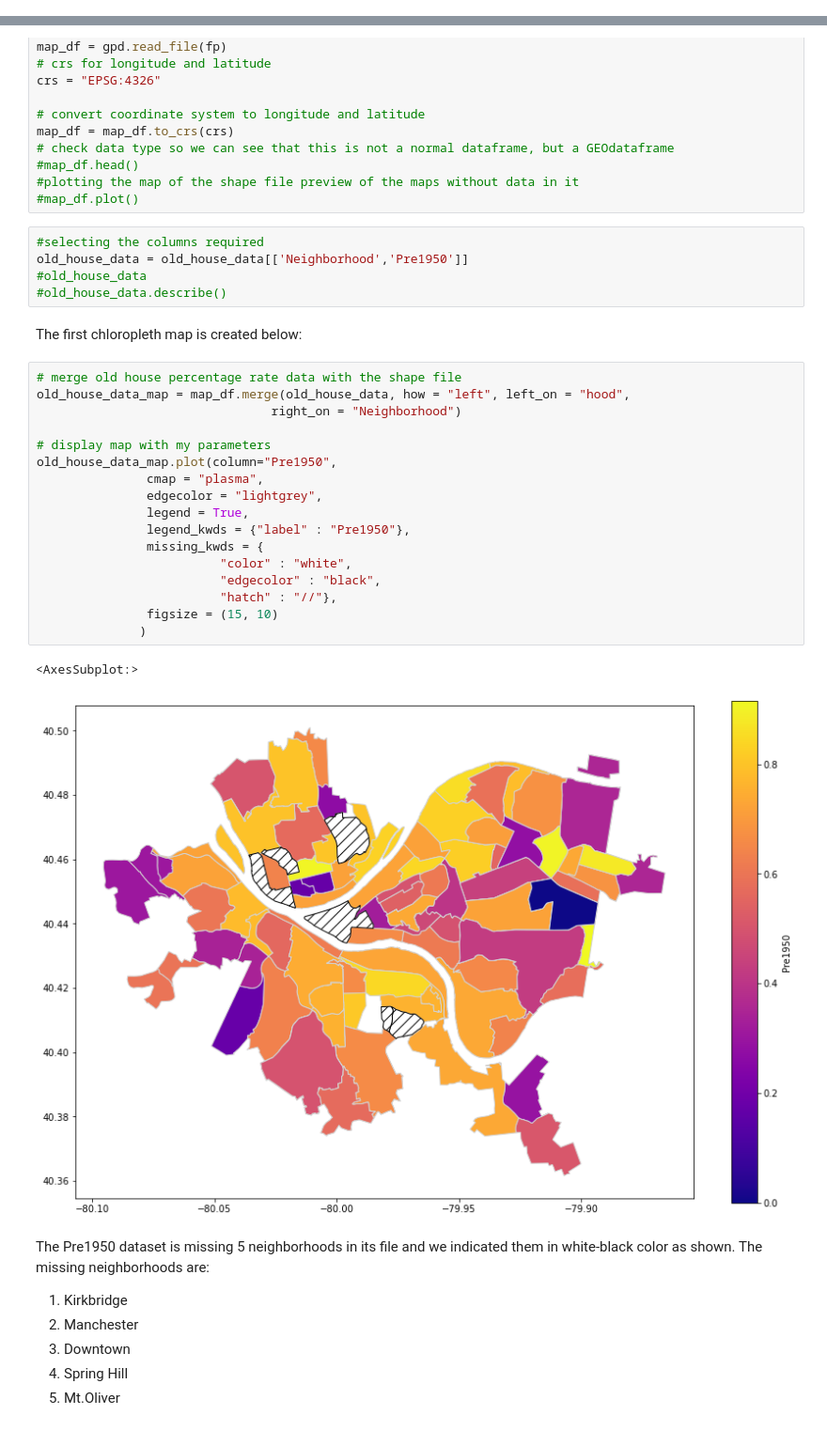
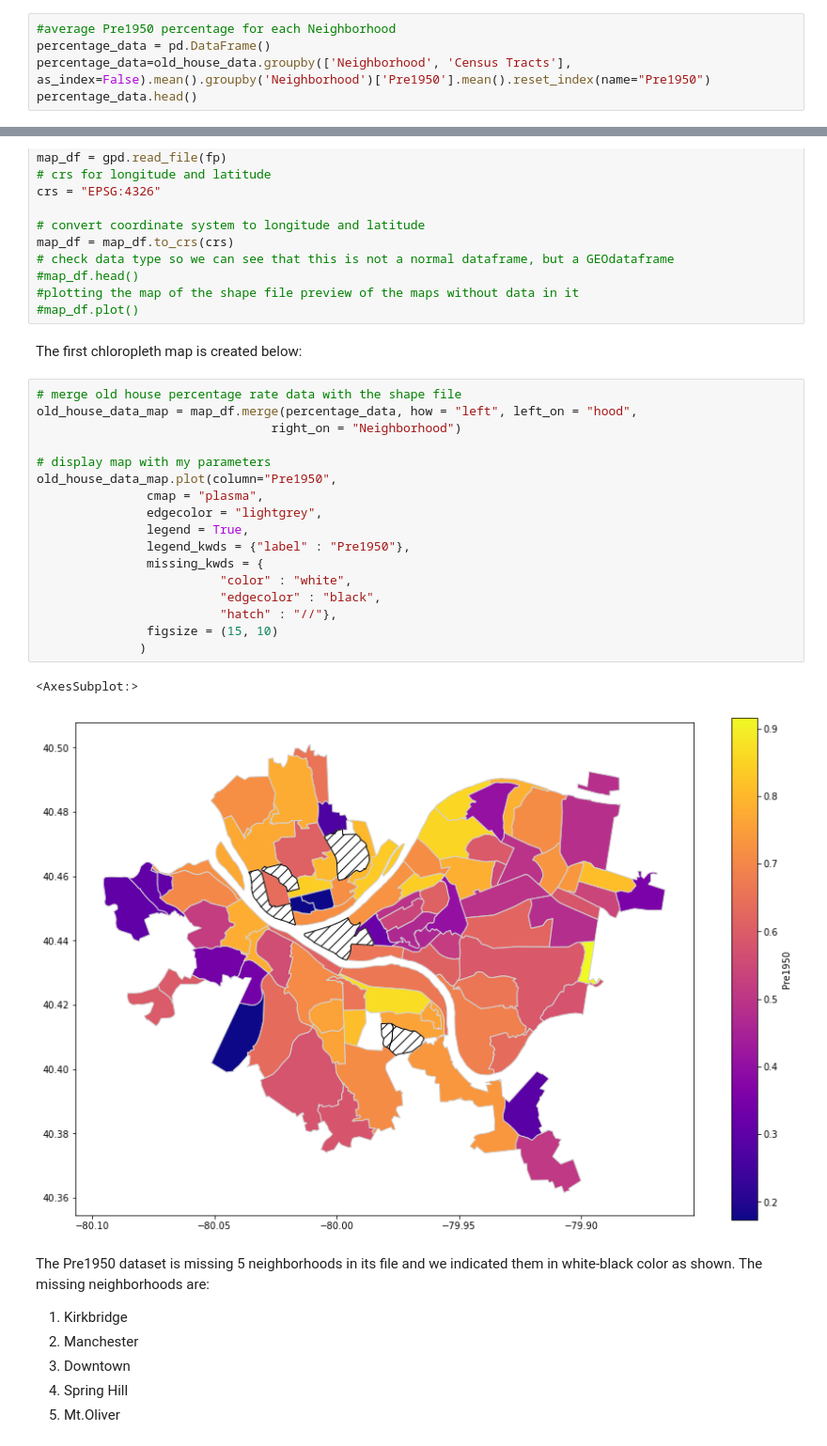
Before and after one commit to songxingyu1118/CMPINF10_Final_Project, a Jupyter notebook: Neighborhoods.ipynb, the cells around one changed output, grey strips where cells are left out. Shown at 94% size. Saved outputs shown, nothing was run; the diff lists cells and outputs as text.

```diff
--- a/Neighborhoods.ipynb
+++ b/Neighborhoods.ipynb
@@ -250,3 +241,8 @@ old_house_data.head()
 | 2 | 20300 | 0.724907 | Strip District |
 | 3 | 30500 | 0.324117 | Crawford-Roberts |
 | 4 | 40200 | 0.463549 | Terrace Village |
+# %%
+#average Pre1950 percentage for each Neighborhood
+percentage_data = pd.DataFrame()
+percentage_data=old_house_data.groupby(['Neighborhood', 'Census Tracts'], as_index=False).mean().groupby('Neighborhood')['Pre1950'].mean().reset_index(name="Pre1950")
+percentage_data.head()
@@ -268,33 +277,28 @@ map_df = map_df.to_crs(crs)
 #map_df.head()
 #plotting the map of the shape file preview of the maps without data in it
 #map_df.plot()
-# %%
-#selecting the columns required
-old_house_data = old_house_data[['Neighborhood','Pre1950']]
-#old_house_data
-#old_house_data.describe()
 # %% [markdown]
 The first chloropleth map is created below:
 # %%
 # merge old house percentage rate data with the shape file
-old_house_data_map = map_df.merge(old_house_data, how = "left", left_on = "hood",
+old_house_data_map = map_df.merge(percentage_data, how = "left", left_on = "hood",
                                 right_on = "Neighborhood")
 
 # display map with my parameters
 old_house_data_map.plot(column="Pre1950",
                cmap = "plasma",
                edgecolor = "lightgrey",
                legend = True,
                legend_kwds = {"label" : "Pre1950"},
                missing_kwds = {
                          "color" : "white",
                          "edgecolor" : "black",
                          "hatch" : "//"},
                figsize = (15, 10)
               )
 # %% [output]
 <AxesSubplot:>
-[figure, old version]
+[figure, new version]
 # %% [markdown]
 The Pre1950 dataset is missing 5 neighborhoods in its file and we indicated them in white-black color as shown.
 The missing neighborhoods are:
```
Also changed, not shown: parts of 8 cells of this notebook, 1 other file.
